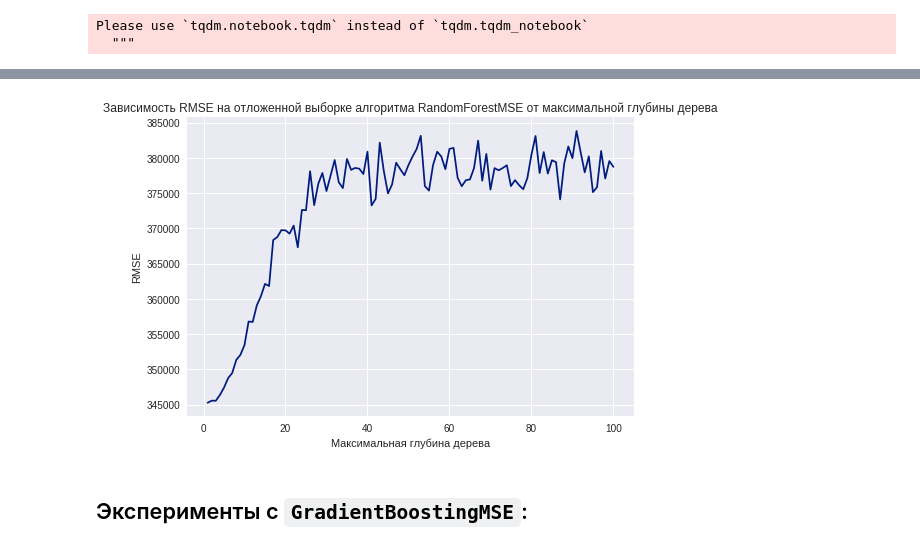
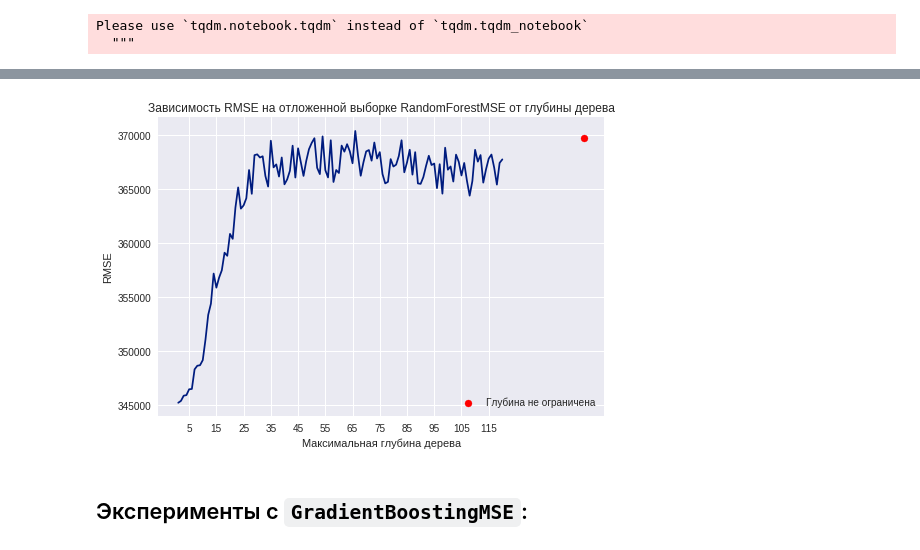
Before and after one commit to paniquex/ML_DS_practice, a Jupyter notebook: PRACTICUM/LAB_07/Experiments.ipynb, the cells around one changed output, grey strips where cells are left out. Drawn from its saved outputs; the diff is of its cells as text; code cells hidden in the pictures.

```diff
--- a/PRACTICUM/LAB_07/Experiments.ipynb
+++ b/PRACTICUM/LAB_07/Experiments.ipynb
@@ -32,7 +32,7 @@ X_train, X_test, y_train, y_test = train_test_split(train_data.values, target.va
 # %%
 from tqdm import tqdm_notebook
 
-n_estimators_list = np.arange(100)
+n_estimators_list = np.arange(1, 250, 5)
 randf_n_estim_stat = {'time': [], 'rmse': [], 'n_estimators': []}
 
 
@@ -86,7 +86,7 @@ randf_feat_stat = {'time': [], 'rmse': [], 'feature_subsample_size': []}
 
 for feature_subsample_size in tqdm_notebook(feature_subsample_size_list):
     start_time = time.time()
-    rand_forest = ensembles.RandomForestMSE(n_estimators=1, feature_subsample_size=feature_subsample_size)
+    rand_forest = ensembles.RandomForestMSE(n_estimators=20, feature_subsample_size=feature_subsample_size)
     rand_forest.fit(X_train, y_train)
     preds = rand_forest.predict(X_test)
     randf_feat_stat['time'].append(time.time() - start_time)
@@ -116,13 +118,13 @@ plot_graphs(randf_feat_stat['feature_subsample_size'],
 # %% [markdown]
 ### Время работы и RMSE от максимальной глубины дерева (+ случай, когда глубина неограничена):
 # %%
-max_depth_list = list(range(1, 101)) + [None]
+max_depth_list = list(range(1, 121)) + [None]
 randf_stat = {'time': [], 'rmse': [], 'max_depth': []}
 
 
 for max_depth in tqdm_notebook(max_depth_list):
     start_time = time.time()
-    rand_forest = ensembles.RandomForestMSE(n_estimators=10, max_depth=max_depth)
+    rand_forest = ensembles.RandomForestMSE(n_estimators=20, max_depth=max_depth)
     rand_forest.fit(X_train, y_train)
     preds = rand_forest.predict(X_test)
     randf_stat['time'].append(time.time() - start_time)
@@ -132,9 +134,14 @@ for max_depth in tqdm_notebook(max_depth_list):
 Please use `tqdm.notebook.tqdm` instead of `tqdm.tqdm_notebook`
   """
 # %%
+randf_stat['max_depth'] = list(range(1, 121))
+line = plt.scatter([150], randf_stat['time'][-1], color='RED', label='Глубина не ограничена')
+plt.xticks(randf_stat['max_depth'][4::10] + [99999])
+
+
 plot_graphs(randf_stat['max_depth'],
-            randf_stat['time'],
-            title='Зависимость времени работы алгоритма RandomForestMSE от максимальной глубины дерева',
+            randf_stat['time'][:-1],
+            title='Зависимость времени работы RandomForestMSE от глубины дерева',
             xlabel='Максимальная глубина дерева',
             ylabel='Время, с',
             output_file_name='exp5.pdf')
@@ -143,12 +150,16 @@ plot_graphs(randf_stat['max_depth'],
 # %%
+randf_stat['max_depth'] = list(range(1, 121))
+line = plt.scatter([150], randf_stat['rmse'][-1], color='RED', label='Глубина не ограничена')
+plt.xticks(randf_stat['max_depth'][4::10] + [99999])
+
 plot_graphs(randf_stat['max_depth'],
-            randf_stat['rmse'],
-            title='Зависимость RMSE на отложенной выборке алгоритма RandomForestMSE от максимальной глубины дерева',
+            randf_stat['rmse'][:-1],
+            title='Зависимость RMSE на отложенной выборке RandomForestMSE от глубины дерева',
             xlabel='Максимальная глубина дерева',
             ylabel='RMSE',
             output_file_name='exp6.pdf')
 # %% [output]
-[figure, old version]
+[figure, new version]
 # %% [markdown]
 ## Эксперименты с `GradientBoostingMSE`:
 # %% [markdown]
```
Also changed, not shown: parts of 18 cells of this notebook, 1 other file.
